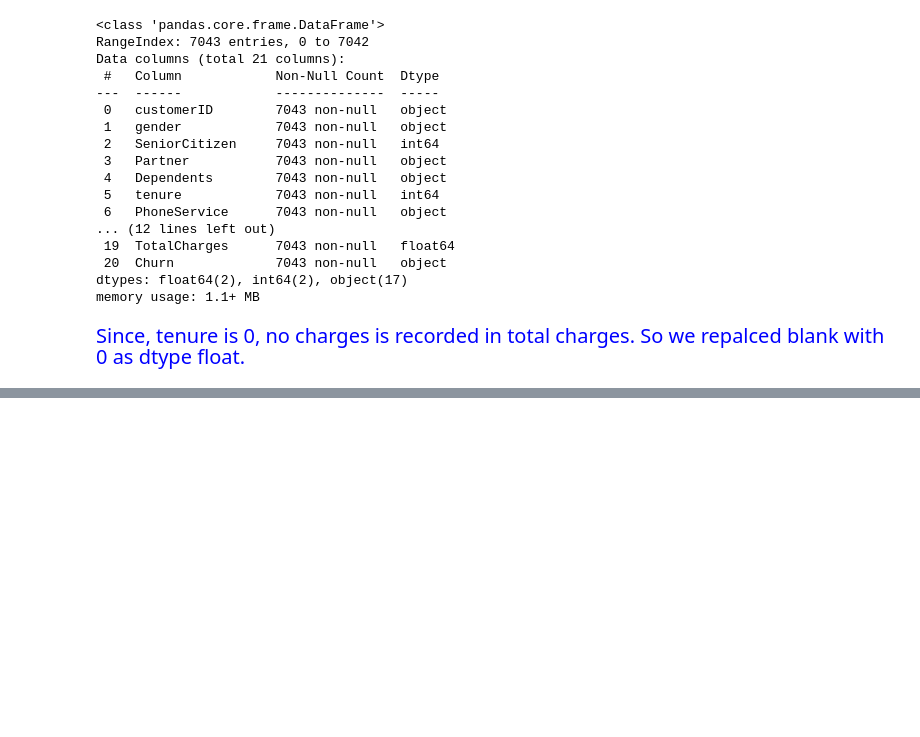
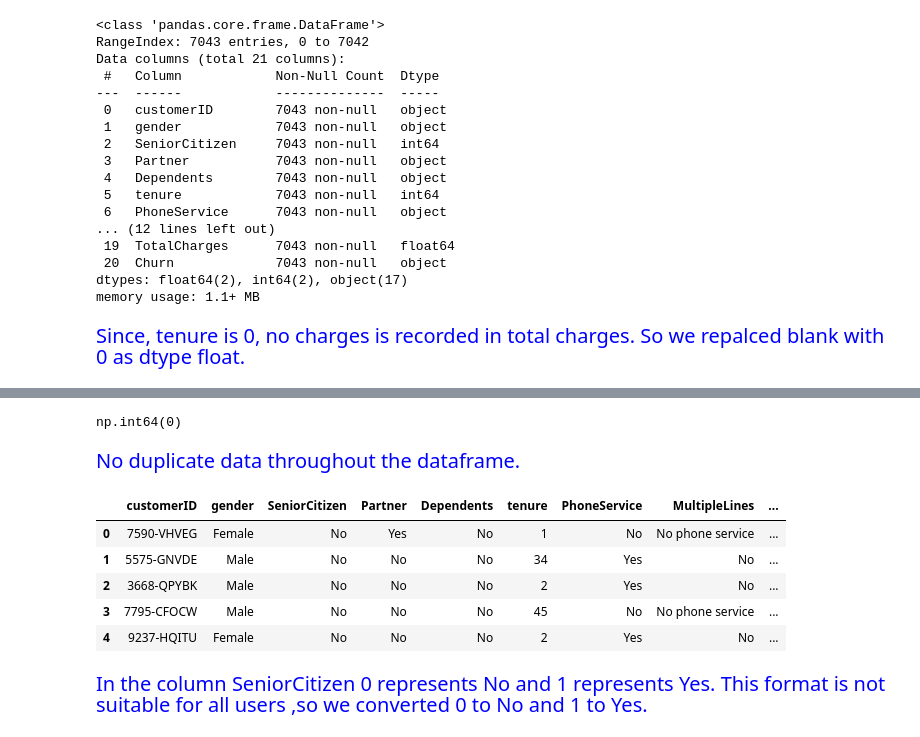
Before and after one commit to Kartika-Nidhi/DS_projects, a Jupyter notebook: EDA.ipynb, the cells around one changed output, grey strips where cells are left out. Saved outputs shown, nothing was run; the diff lists cells and outputs as text; code cells hidden in the pictures; blank space fills up the shorter version.

Commit message:
SonvertingColumnstoSuitableForamt

```diff
--- a/EDA.ipynb
+++ b/EDA.ipynb
@@ -92,0 +115,28 @@ memory usage: 1.1+ MB
+# %%
+data.duplicated().sum()
+# %% [output]
+np.int64(0)
+# %% [markdown]
+<div style = "color:blue; font-size:20px">No duplicate data throughout the dataframe.
+# %%
+data['SeniorCitizen'] = data['SeniorCitizen'].replace({0:'No',1:'Yes'})
+#data['SeniorCitizen'] = data['SeniorCitizen'].map({0:'No',1:'Yes'})     Using Function Mappling
+
+# def conv(x):
+#     if x == 0:
+#         return 'No'
+#     else:
+#         return 'Yes'
+# data['SeniorCitizen'] = data['SeniorCitizen'].apply(conv)     Using Function Application
+# %%
+data.head()
+# %% [output]
+|  | customerID | gender | SeniorCitizen | Partner | Dependents | tenure | PhoneService | MultipleLines | ... |
+| 0 | 7590-VHVEG | Female | No | Yes | No | 1 | No | No phone service | ... |
+| 1 | 5575-GNVDE | Male | No | No | No | 34 | Yes | No | ... |
+| 2 | 3668-QPYBK | Male | No | No | No | 2 | Yes | No | ... |
+| 3 | 7795-CFOCW | Male | No | No | No | 45 | No | No phone service | ... |
+| 4 | 9237-HQITU | Female | No | No | No | 2 | Yes | No | ... |
+# %% [markdown]
+<div style = "color:blue; font-size:20px">In the column SeniorCitizen 0 represents No and 1 represents Yes. This format is not suitable for all users
+,so we converted 0 to No and 1 to Yes.
```
Also changed, not shown: parts of 4 cells of this notebook.
